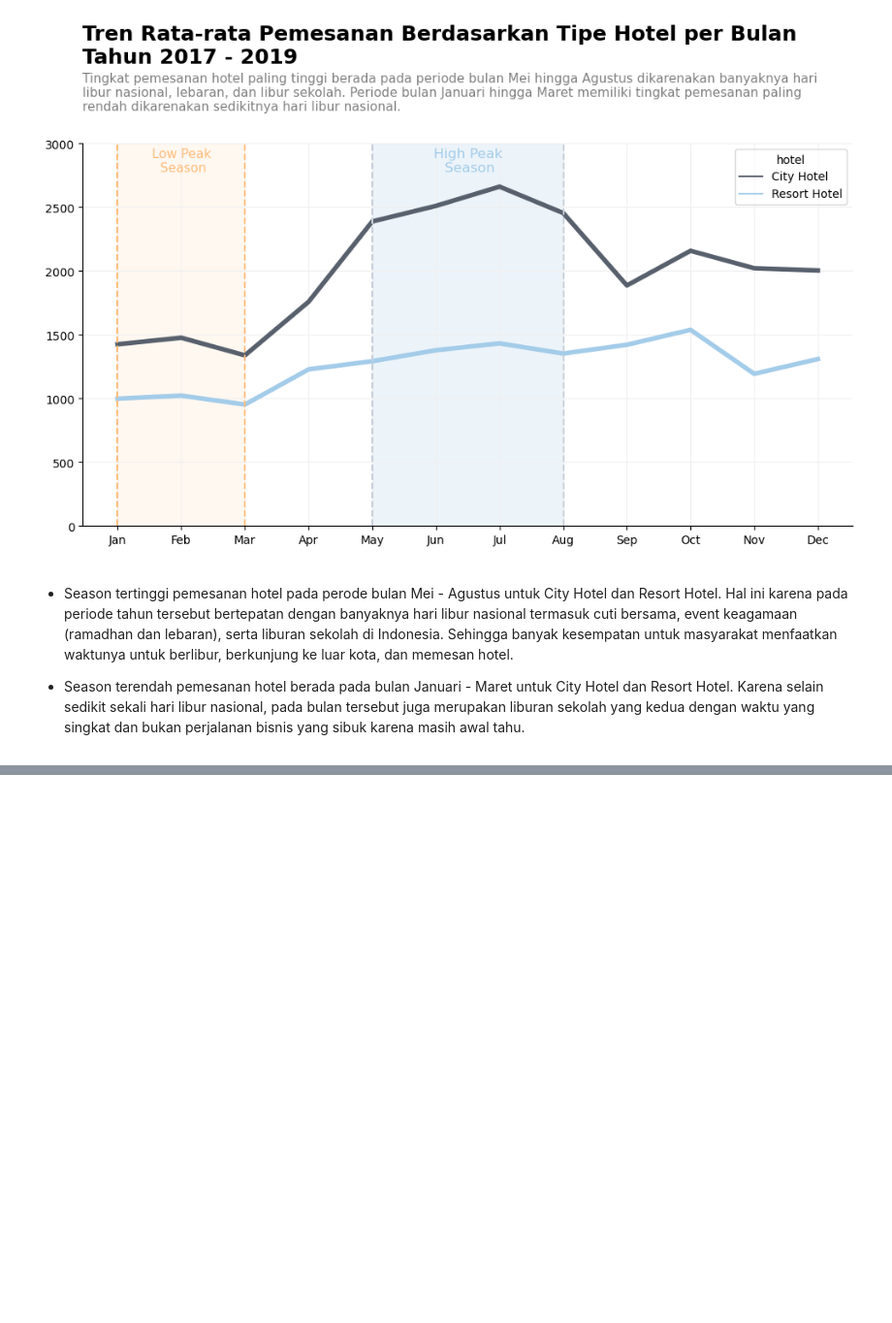
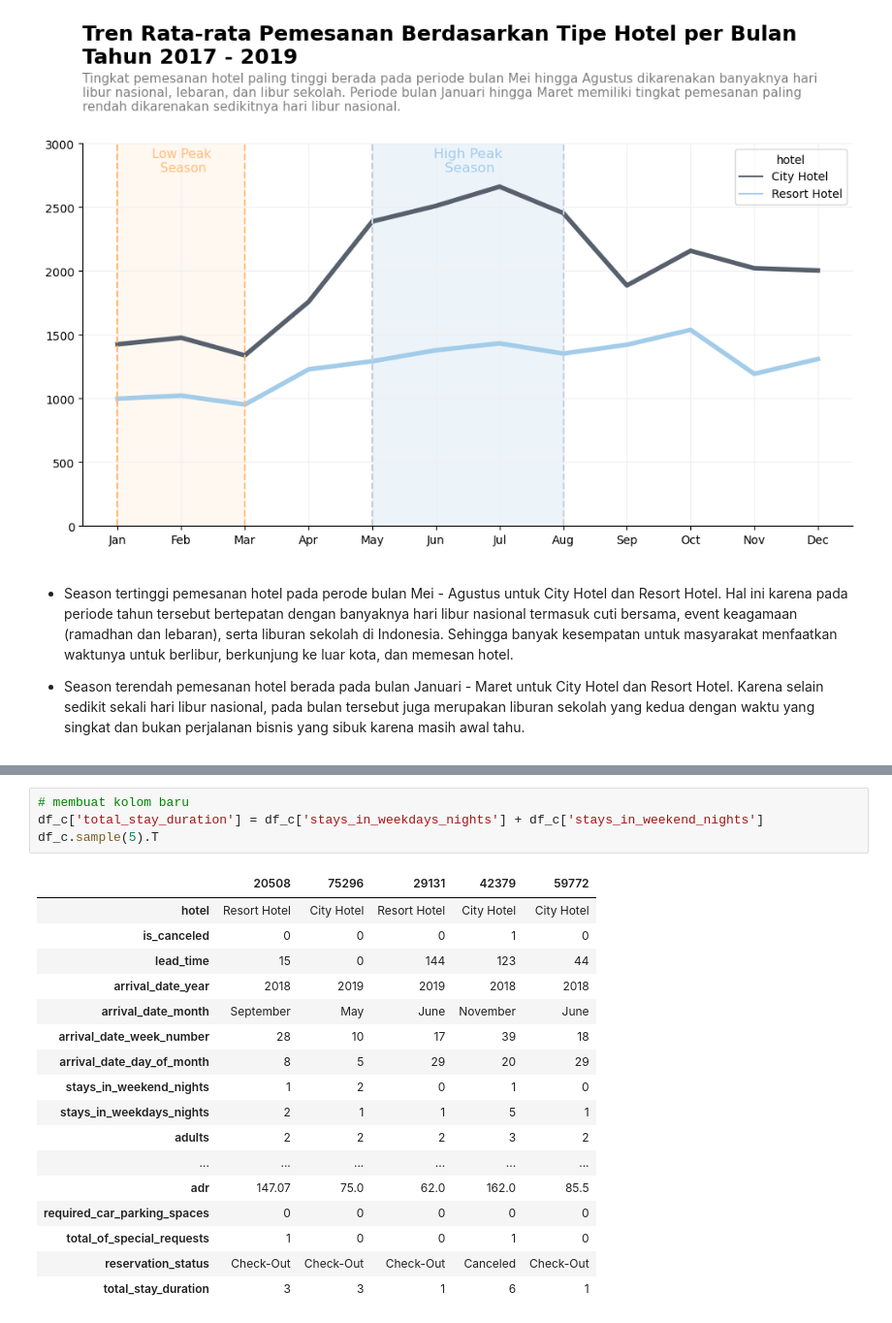
Before and after one commit to faizns/Investigate-Hotel-Business-using-Data-Visualization, a Jupyter notebook: Investigate_Hotel_Business.ipynb, the cells around one changed output, grey strips where cells are left out. Shown at 97% size. Cells and saved outputs as stored; diff of their text form; blank space fills up the shorter version.

```diff
--- a/Investigate_Hotel_Business.ipynb
+++ b/Investigate_Hotel_Business.ipynb
@@ -625,0 +621,22 @@ Text(5.5, 2780, 'High Peak\n Season')
+# %%
+# membuat kolom baru
+df_c['total_stay_duration'] = df_c['stays_in_weekdays_nights'] + df_c['stays_in_weekend_nights']
+df_c.sample(5).T
+# %% [output]
+|  | 20508 | 75296 | 29131 | 42379 | 59772 |
+| hotel | Resort Hotel | City Hotel | Resort Hotel | City Hotel | City Hotel |
+| is_canceled | 0 | 0 | 0 | 1 | 0 |
+| lead_time | 15 | 0 | 144 | 123 | 44 |
+| arrival_date_year | 2018 | 2019 | 2019 | 2018 | 2018 |
+| arrival_date_month | September | May | June | November | June |
+| arrival_date_week_number | 28 | 10 | 17 | 39 | 18 |
+| arrival_date_day_of_month | 8 | 5 | 29 | 20 | 29 |
+| stays_in_weekend_nights | 1 | 2 | 0 | 1 | 0 |
+| stays_in_weekdays_nights | 2 | 1 | 1 | 5 | 1 |
+| adults | 2 | 2 | 2 | 3 | 2 |
+| ... | ... | ... | ... | ... | ... |
+| adr | 147.07 | 75.0 | 62.0 | 162.0 | 85.5 |
+| required_car_parking_spaces | 0 | 0 | 0 | 0 | 0 |
+| total_of_special_requests | 1 | 0 | 0 | 1 | 0 |
+| reservation_status | Check-Out | Check-Out | Check-Out | Canceled | Check-Out |
+| total_stay_duration | 3 | 3 | 1 | 6 | 1 |
```
Also changed, not shown: parts of 26 cells of this notebook.
